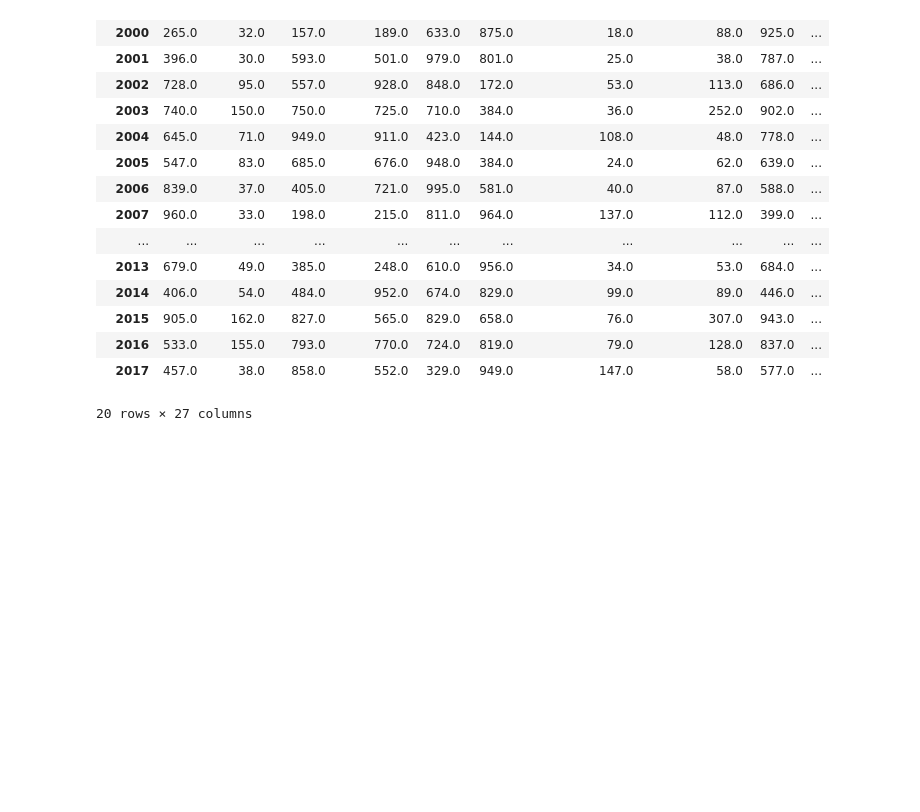
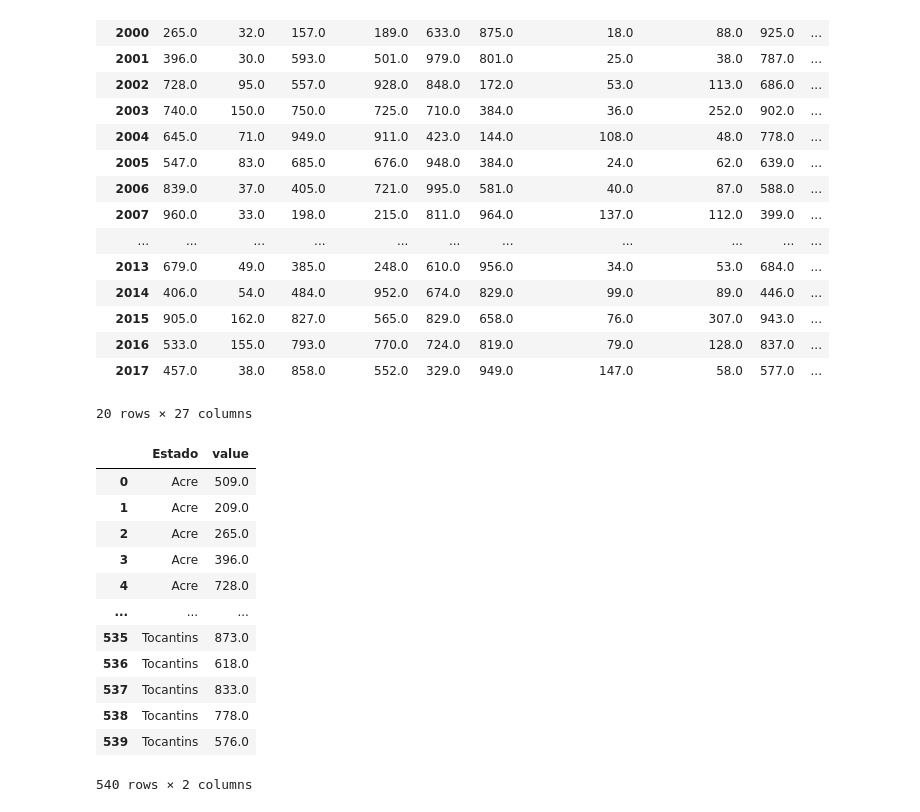
Before and after one commit to douglasvitoreti/scientific-python-lectures, a Jupyter notebook: Lecture-6-Pandas.ipynb, the cells around one changed output. Drawn from its saved outputs; the diff is of its cells as text; code cells hidden in the pictures; blank space fills up the shorter version.

```diff
--- a/Lecture-6-Pandas.ipynb
+++ b/Lecture-6-Pandas.ipynb
@@ -765,7 +923,10 @@ amazon_fires.pivot_table(index='Ano',columns='Estado', values='Número')
 | 2017 | 56.220909 | 13.250000 | 133.181818 | 82.445909 | 131.074000 | 232.272727 | 37.272727 | 21.272727 | 143.739182 | ... |
 20 rows × 27 columns
 # %%
-amazon_fires.pivot_table(index='Ano',columns='Estado', values='Número', aggfunc='max')
+pivot_amazon = amazon_fires.pivot_table(index='Ano', columns='Estado',
+                                        values='Número', aggfunc='max')
+
+pivot_amazon
 # %% [output]
 | Estado | Acre | Alagoas | Amapá | Amazonas | Bahia | Ceará | Distrito Federal | Espírito Santo | Goiás | ... |
 | Ano |  |  |  |  |  |  |  |  |  | ... |
@@ -786,3 +947,19 @@ amazon_fires.pivot_table(index='Ano',columns='Estado', values='Número', aggfunc
 | 2016 | 533.0 | 155.0 | 793.0 | 770.0 | 724.0 | 819.0 | 79.0 | 128.0 | 837.0 | ... |
 | 2017 | 457.0 | 38.0 | 858.0 | 552.0 | 329.0 | 949.0 | 147.0 | 58.0 | 577.0 | ... |
 20 rows × 27 columns
+# %%
+pd.melt(pivot_amazon)
+# %% [output]
+|  | Estado | value |
+| 0 | Acre | 509.0 |
+| 1 | Acre | 209.0 |
+| 2 | Acre | 265.0 |
+| 3 | Acre | 396.0 |
+| 4 | Acre | 728.0 |
+| ... | ... | ... |
+| 535 | Tocantins | 873.0 |
+| 536 | Tocantins | 618.0 |
+| 537 | Tocantins | 833.0 |
+| 538 | Tocantins | 778.0 |
+| 539 | Tocantins | 576.0 |
+540 rows × 2 columns
```
Also changed, not shown: parts of 17 cells of this notebook, 4 other files.
